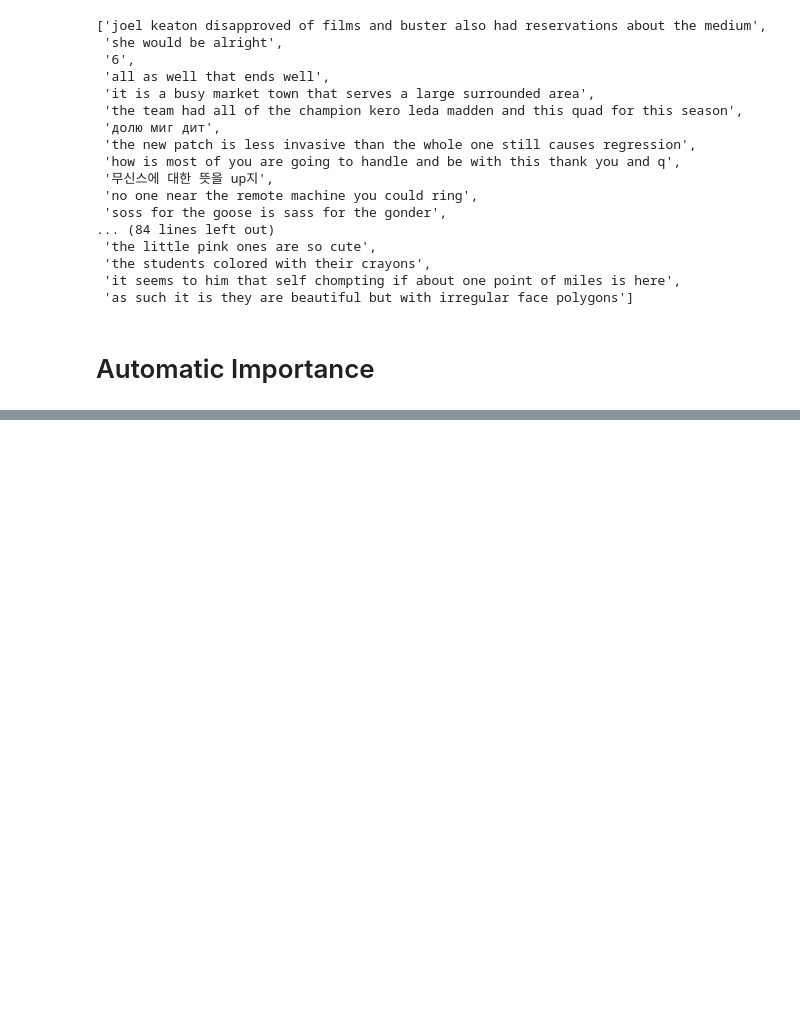
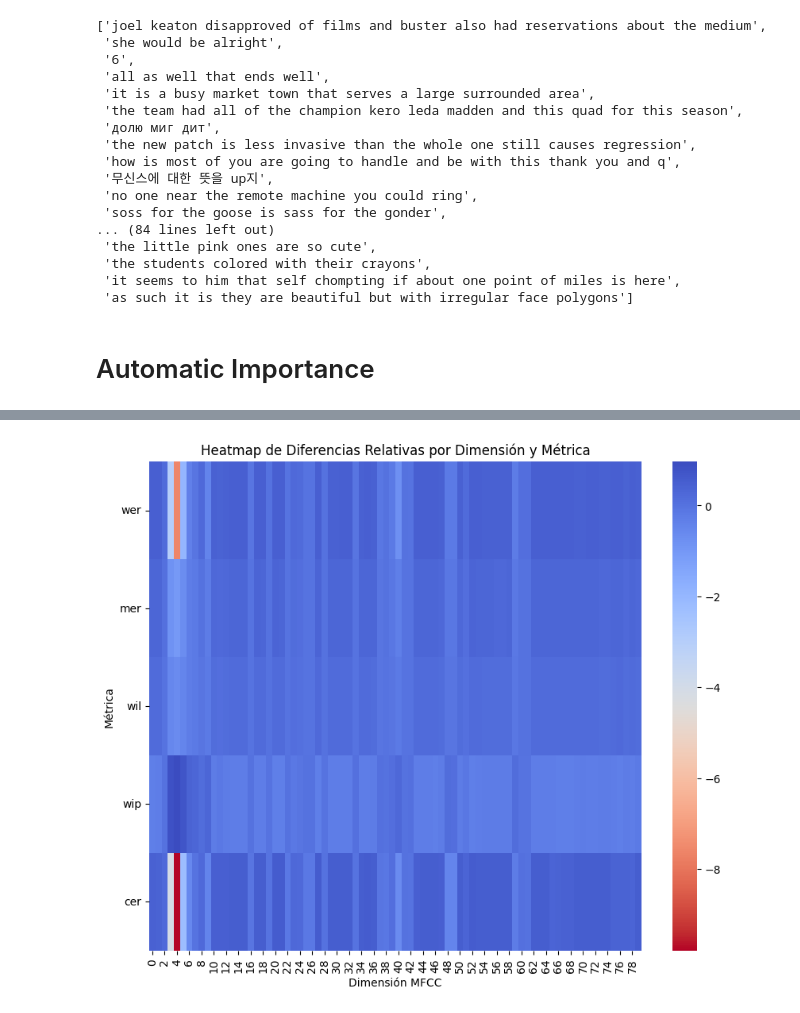
Before and after one commit to diegoquezadac/BATS, a Jupyter notebook: inference.ipynb, the cells around one changed output, grey strips where cells are left out. Saved outputs shown, nothing was run; the diff lists cells and outputs as text; code cells hidden in the pictures; blank space fills up the shorter version.

Commit message:
add importance plots

```diff
--- a/inference.ipynb
+++ b/inference.ipynb
@@ -490,0 +443,2 @@ df.sort_values(by=['Relative importance'], ascending=True)
+# %%
+metrics_with_saliency, metrics_no_saliency = calculate_importance(cv_ds_saliency)
@@ -490,0 +473,15 @@ df.sort_values(by=['Relative importance'], ascending=True)
+# %%
+def importance(metricas_baseline, metricas_objetivo):
+    # Calcular la diferencia relativa
+    diferencias_relativas = {}
+    for key, objetivo in metricas_objetivo.items():
+        diferencias_relativas[key] = {metrica: (metricas_baseline[metrica] - valor) / metricas_baseline[metrica]
+                                    for metrica, valor in objetivo.items()}
+
+    return diferencias_relativas
+# %%
+importance = importance(metrics_no_saliency, metrics_with_saliency)
+# %%
+importance_df = pd.DataFrame.from_dict(importance, orient='index')
+importance_df = importance_df.reset_index().rename(columns={'index': 'Dimension'})
+importance_df
@@ -492,0 +504,13 @@ df.to_csv('importance.csv', index=True)
+# %%
+df_heatmap = importance_df.set_index('Dimension').T
+
+# Crear el heatmap usando seaborn
+plt.figure(figsize=(10, 8))
+sns.heatmap(df_heatmap, annot=False, cmap='coolwarm_r', linewidths=0)
+plt.yticks(rotation=0)
+plt.title('Heatmap de Diferencias Relativas por Dimensión y Métrica')
+plt.xlabel('Dimensión MFCC')
+plt.ylabel('Métrica')
+plt.show()
+# %% [output]
+[figure, added]
```
Also changed, not shown: parts of 13 cells of this notebook, 2 other files.
